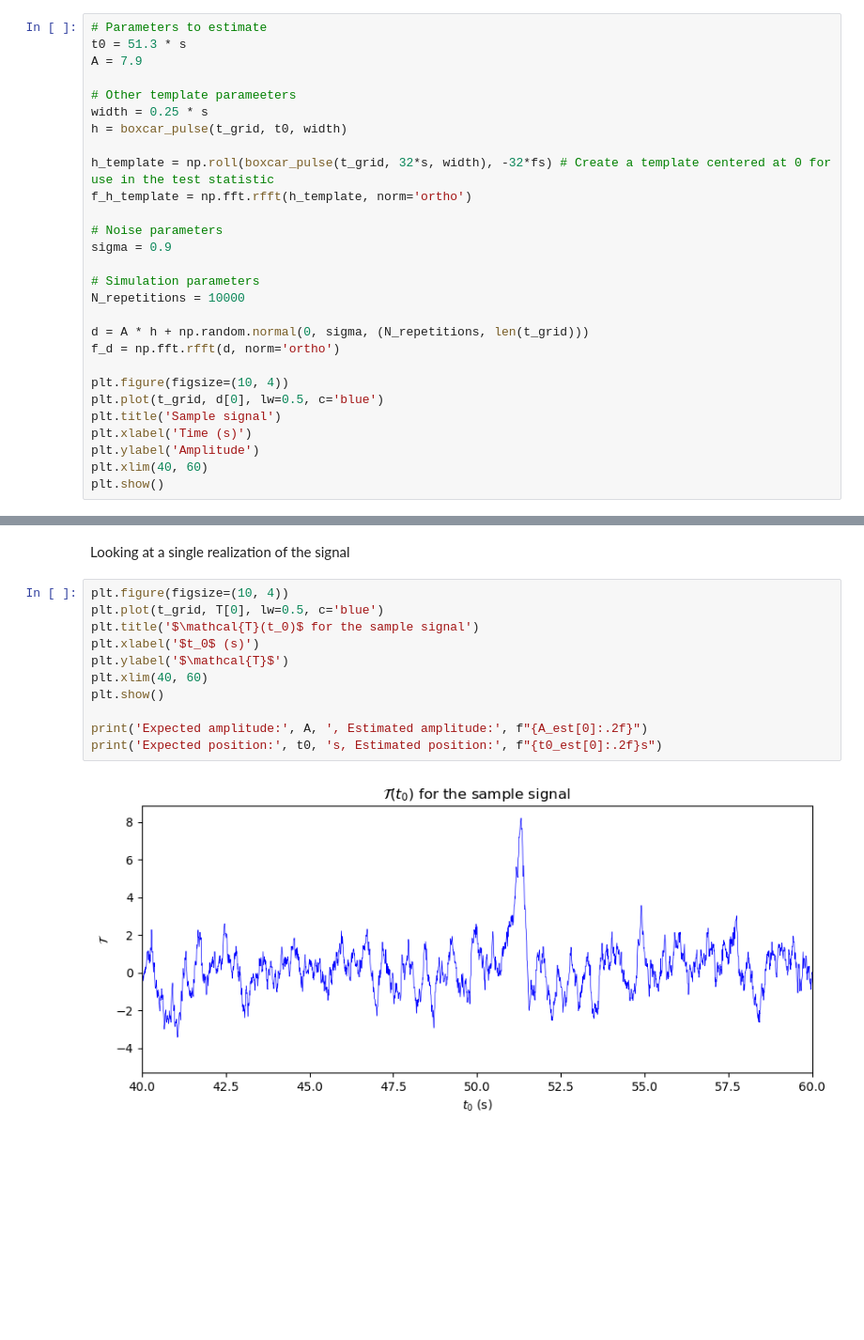
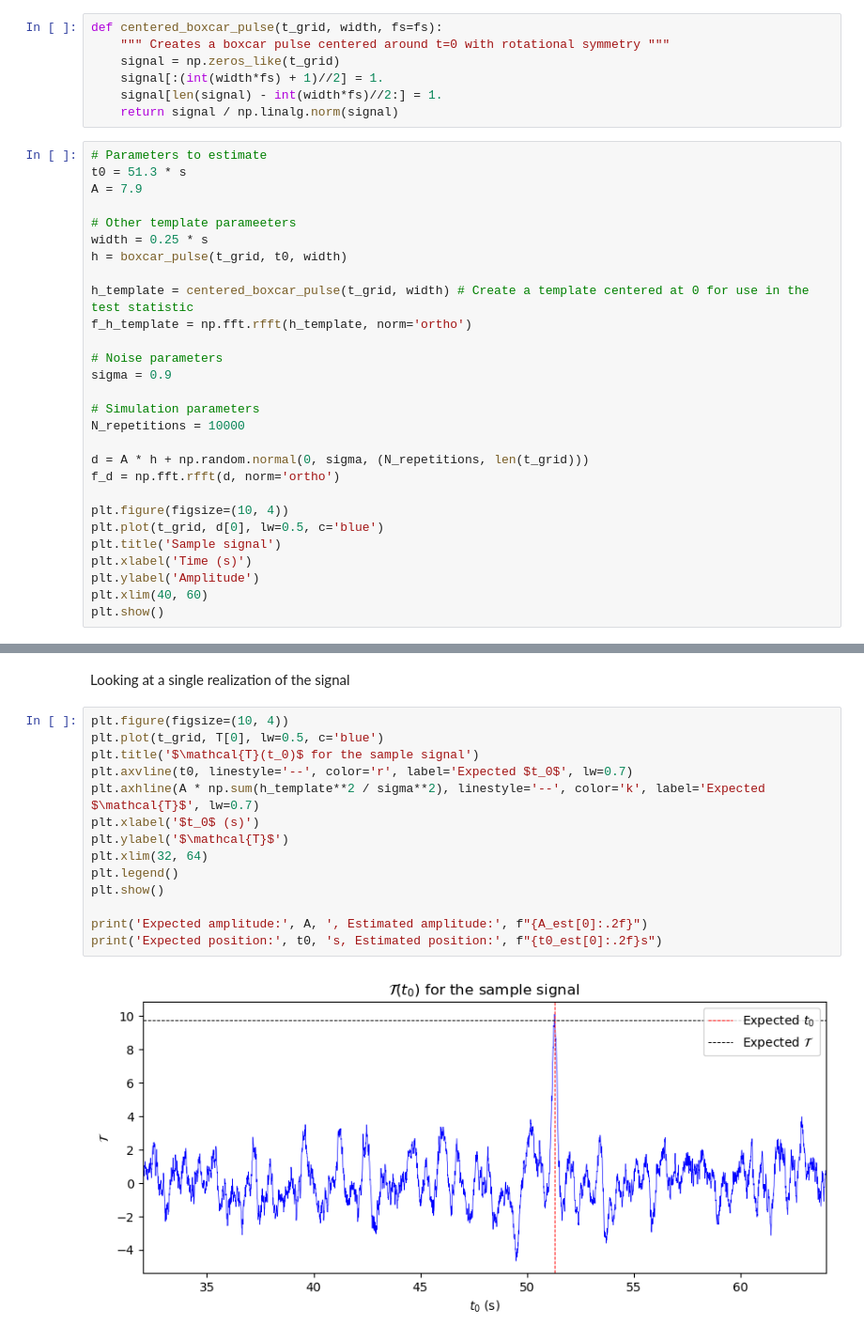
Before and after one commit to sancholp/signal-processing, a Jupyter notebook: 1_basic_signal_detection.ipynb, the cells around one changed output, grey strips where cells are left out. Shown at 94% size. Saved outputs shown, nothing was run; the diff lists cells and outputs as text; blank space fills up the shorter version.

```diff
--- a/1_basic_signal_detection.ipynb
+++ b/1_basic_signal_detection.ipynb
@@ -415,6 +416,13 @@ $$
 
 
 Now we can conduct our first search. We will search for an unknown signal, and estimate its position and amplitude as well. Maximizing the statistic will give us an estimate of its location. Then we use the estimator for $A$ derive above.
+# %%
+def centered_boxcar_pulse(t_grid, width, fs=fs):
+    """ Creates a boxcar pulse centered around t=0 with rotational symmetry """
+    signal = np.zeros_like(t_grid)
+    signal[:(int(width*fs) + 1)//2] = 1.
+    signal[len(signal) - int(width*fs)//2:] = 1.
+    return signal / np.linalg.norm(signal)
 # %%
 # Parameters to estimate
 t0 = 51.3 * s
@@ -424,7 +432,7 @@ A = 7.9
 width = 0.25 * s
 h = boxcar_pulse(t_grid, t0, width)
 
-h_template = np.roll(boxcar_pulse(t_grid, 32*s, width), -32*fs) # Create a template centered at 0 for use in the test statistic
+h_template = centered_boxcar_pulse(t_grid, width) # Create a template centered at 0 for use in the test statistic
 f_h_template = np.fft.rfft(h_template, norm='ortho')
 
 # Noise parameters
@@ -457,13 +465,16 @@ Looking at a single realization of the signal
 # %%
 plt.figure(figsize=(10, 4))
 plt.plot(t_grid, T[0], lw=0.5, c='blue')
 plt.title('$\mathcal{T}(t_0)$ for the sample signal')
+plt.axvline(t0, linestyle='--', color='r', label='Expected $t_0$', lw=0.7)
+plt.axhline(A * np.sum(h_template**2 / sigma**2), linestyle='--', color='k', label='Expected $\mathcal{T}$', lw=0.7)
 plt.xlabel('$t_0$ (s)')
 plt.ylabel('$\mathcal{T}$')
-plt.xlim(40, 60)
+plt.xlim(32, 64)
+plt.legend()
 plt.show()
 
 print('Expected amplitude:', A, ', Estimated amplitude:', f"{A_est[0]:.2f}")
 print('Expected position:', t0, 's, Estimated position:', f"{t0_est[0]:.2f}s")
 # %% [output]
-[figure, old version]
+[figure, new version]
```
Also changed, not shown: parts of 11 cells of this notebook.
